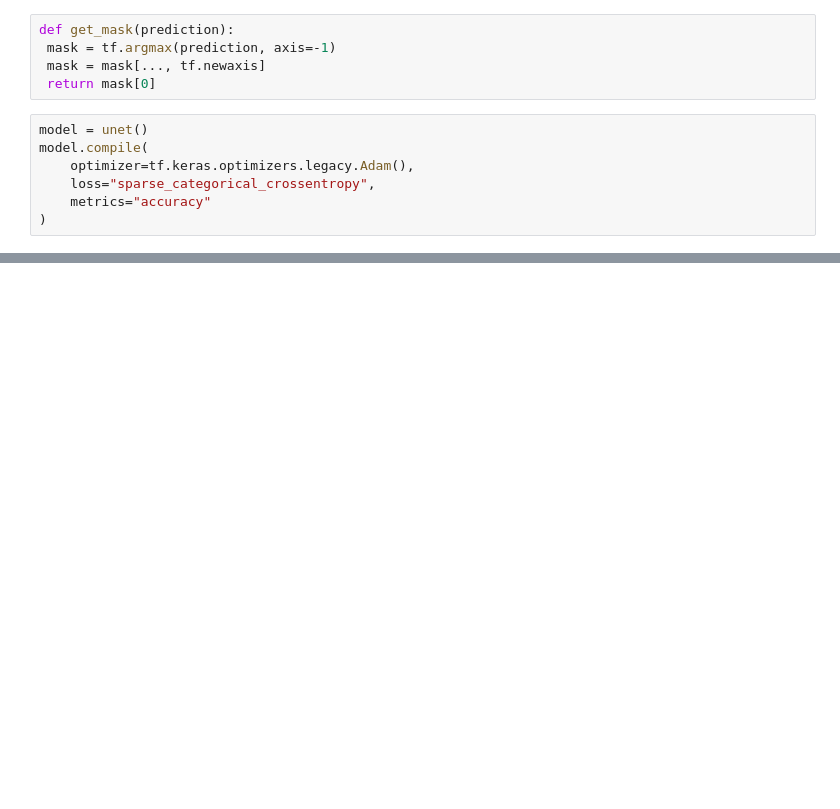
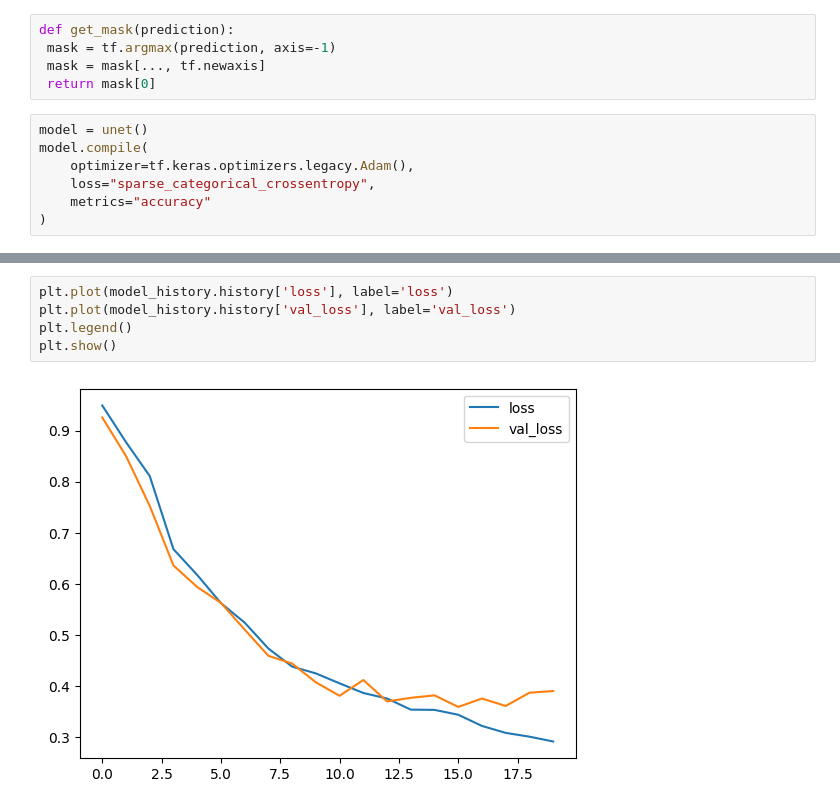
Before and after one commit to mhawryluk/pets-image-segmentation, a Jupyter notebook: segmentation.ipynb, the cells around one changed output, grey strips where cells are left out. Cells and saved outputs as stored; diff of their text form; blank space fills up the shorter version.

```diff
--- a/segmentation.ipynb
+++ b/segmentation.ipynb
@@ -137,3 +191,10 @@ model_history = model.fit(
+# %%
+plt.plot(model_history.history['loss'], label='loss')
+plt.plot(model_history.history['val_loss'], label='val_loss')
+plt.legend()
+plt.show()
+# %% [output]
+[figure, added]
 # %%
 predicted = model.predict(ds_test_batched)
 # %% [output]
```
Also changed, not shown: parts of 28 cells of this notebook.
